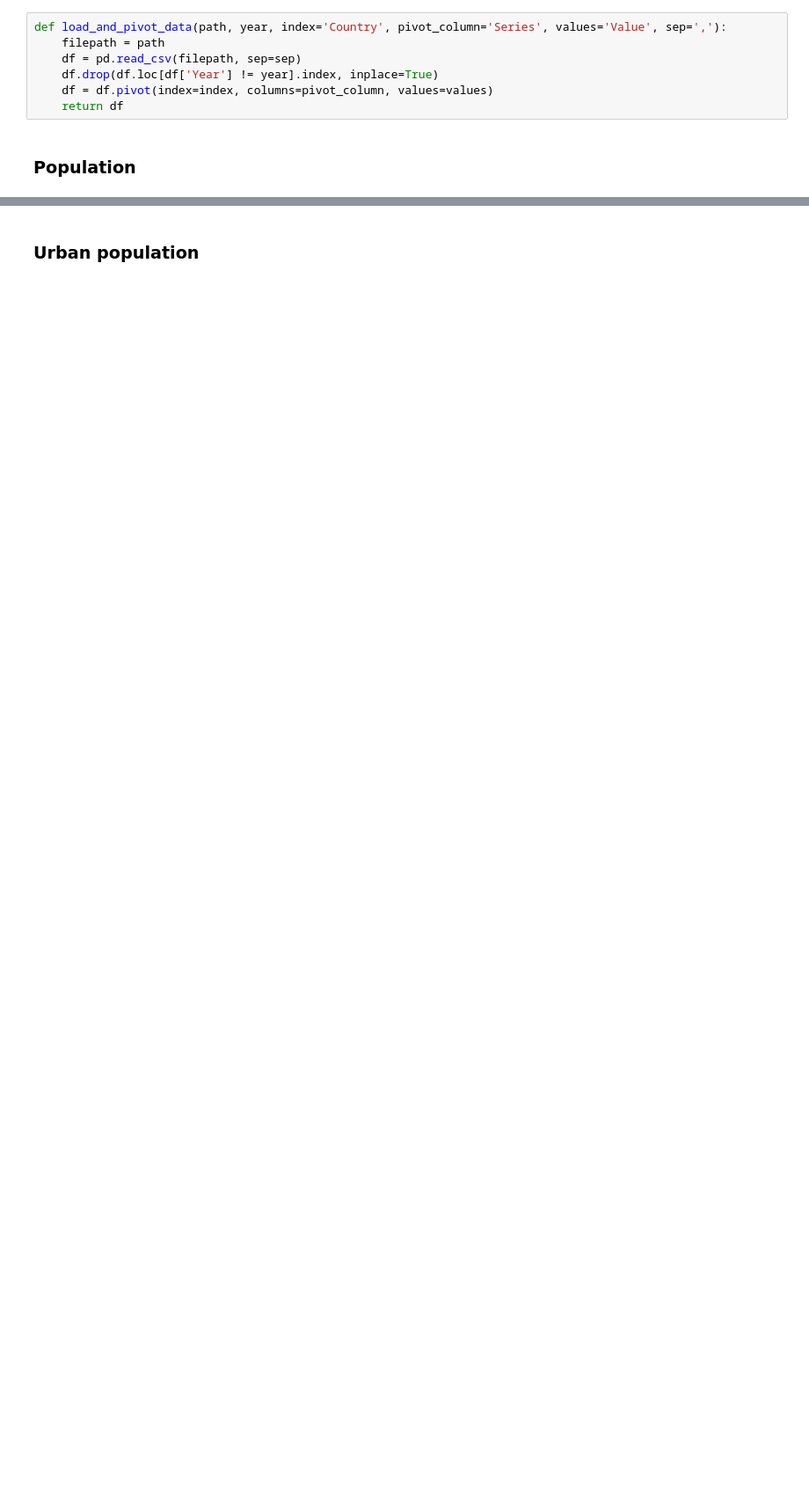
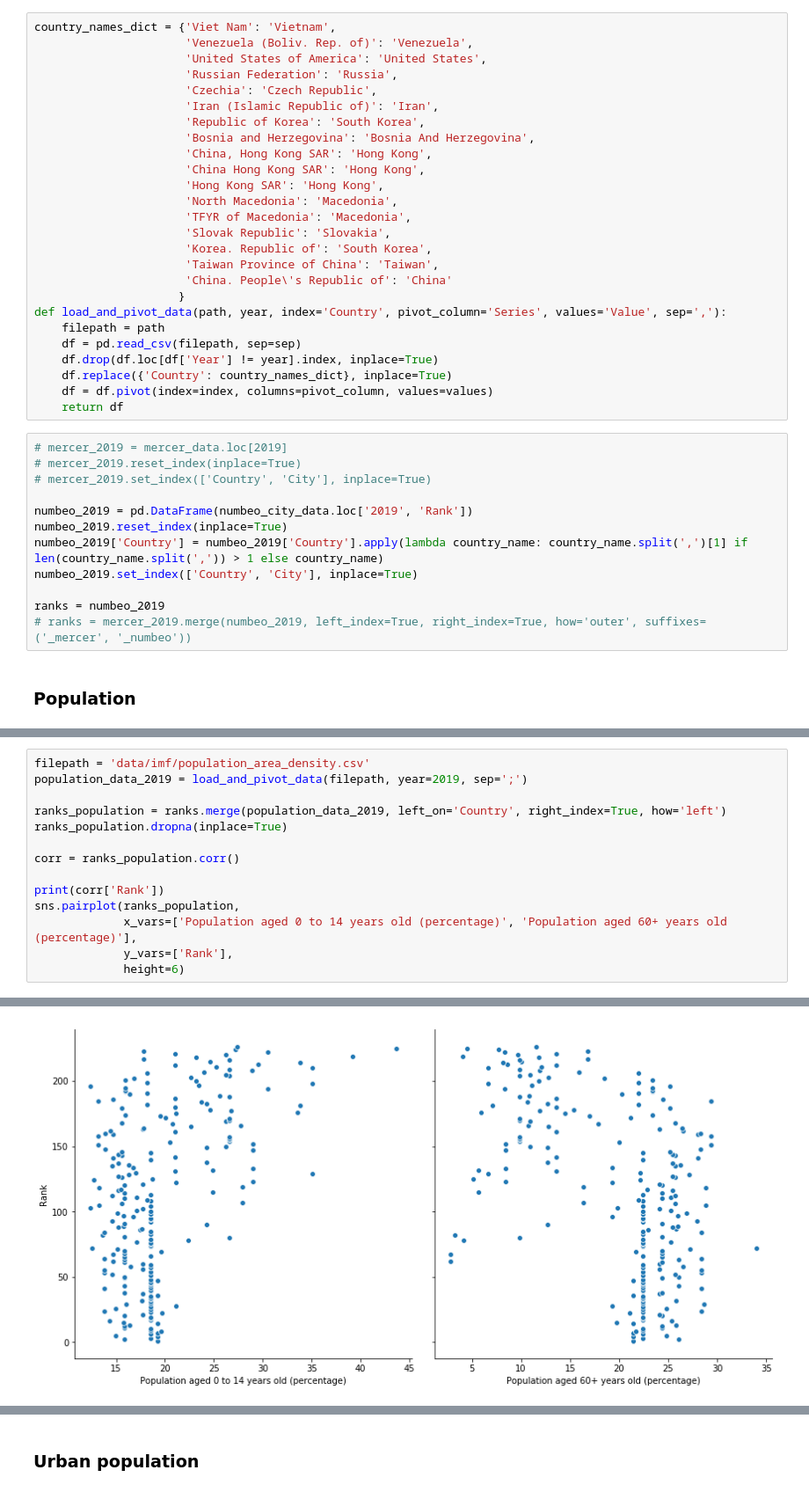
Before and after one commit to pantos1/dopp_ex3_city_livability, a Jupyter notebook: piotr.ipynb, the cells around one changed output, grey strips where cells are left out. Shown at 88% size. Cells and saved outputs as stored; diff of their text form; blank space fills up the shorter version.

```diff
--- a/piotr.ipynb
+++ b/piotr.ipynb
@@ -137,11 +138,42 @@ numbeo_country_data
 # %% [markdown]
 ## Country statistics
 # %%
+country_names_dict = {'Viet Nam': 'Vietnam',
+                      'Venezuela (Boliv. Rep. of)': 'Venezuela',
+                      'United States of America': 'United States',
+                      'Russian Federation': 'Russia',
+                      'Czechia': 'Czech Republic',
+                      'Iran (Islamic Republic of)': 'Iran',
+                      'Republic of Korea': 'South Korea',
+                      'Bosnia and Herzegovina': 'Bosnia And Herzegovina',
+                      'China, Hong Kong SAR': 'Hong Kong',
+                      'China Hong Kong SAR': 'Hong Kong',
+                      'Hong Kong SAR': 'Hong Kong',
+                      'North Macedonia': 'Macedonia',
+                      'TFYR of Macedonia': 'Macedonia',
+                      'Slovak Republic': 'Slovakia',
+                      'Korea. Republic of': 'South Korea',
+                      'Taiwan Province of China': 'Taiwan',
+                      'China. People\'s Republic of': 'China'
+                     }
 def load_and_pivot_data(path, year, index='Country', pivot_column='Series', values='Value', sep=','):
     filepath = path
     df = pd.read_csv(filepath, sep=sep)
     df.drop(df.loc[df['Year'] != year].index, inplace=True)
+    df.replace({'Country': country_names_dict}, inplace=True)
     df = df.pivot(index=index, columns=pivot_column, values=values)
     return df
+# %%
+# mercer_2019 = mercer_data.loc[2019]
+# mercer_2019.reset_index(inplace=True)
+# mercer_2019.set_index(['Country', 'City'], inplace=True)
+
+numbeo_2019 = pd.DataFrame(numbeo_city_data.loc['2019', 'Rank'])
+numbeo_2019.reset_index(inplace=True)
+numbeo_2019['Country'] = numbeo_2019['Country'].apply(lambda country_name: country_name.split(',')[1] if len(country_name.split(',')) > 1 else country_name)
+numbeo_2019.set_index(['Country', 'City'], inplace=True)
+
+ranks = numbeo_2019
+# ranks = mercer_2019.merge(numbeo_2019, left_index=True, right_index=True, how='outer', suffixes=('_mercer', '_numbeo'))
 # %% [markdown]
 ### Population
@@ -159,0 +180,15 @@ population_data_2019.head()
+# %%
+filepath = 'data/imf/population_area_density.csv'
+population_data_2019 = load_and_pivot_data(filepath, year=2019, sep=';')
+
+ranks_population = ranks.merge(population_data_2019, left_on='Country', right_index=True, how='left')
+ranks_population.dropna(inplace=True)
+
+corr = ranks_population.corr()
+
+print(corr['Rank'])
+sns.pairplot(ranks_population,
+             x_vars=['Population aged 0 to 14 years old (percentage)', 'Population aged 60+ years old (percentage)'],
+             y_vars=['Rank'],
+             height=6)
+# %% [output]
@@ -159,0 +205 @@ population_data_2019.head()
+[figure, added]
```
Also changed, not shown: parts of 8 cells of this notebook, 2 other files.
